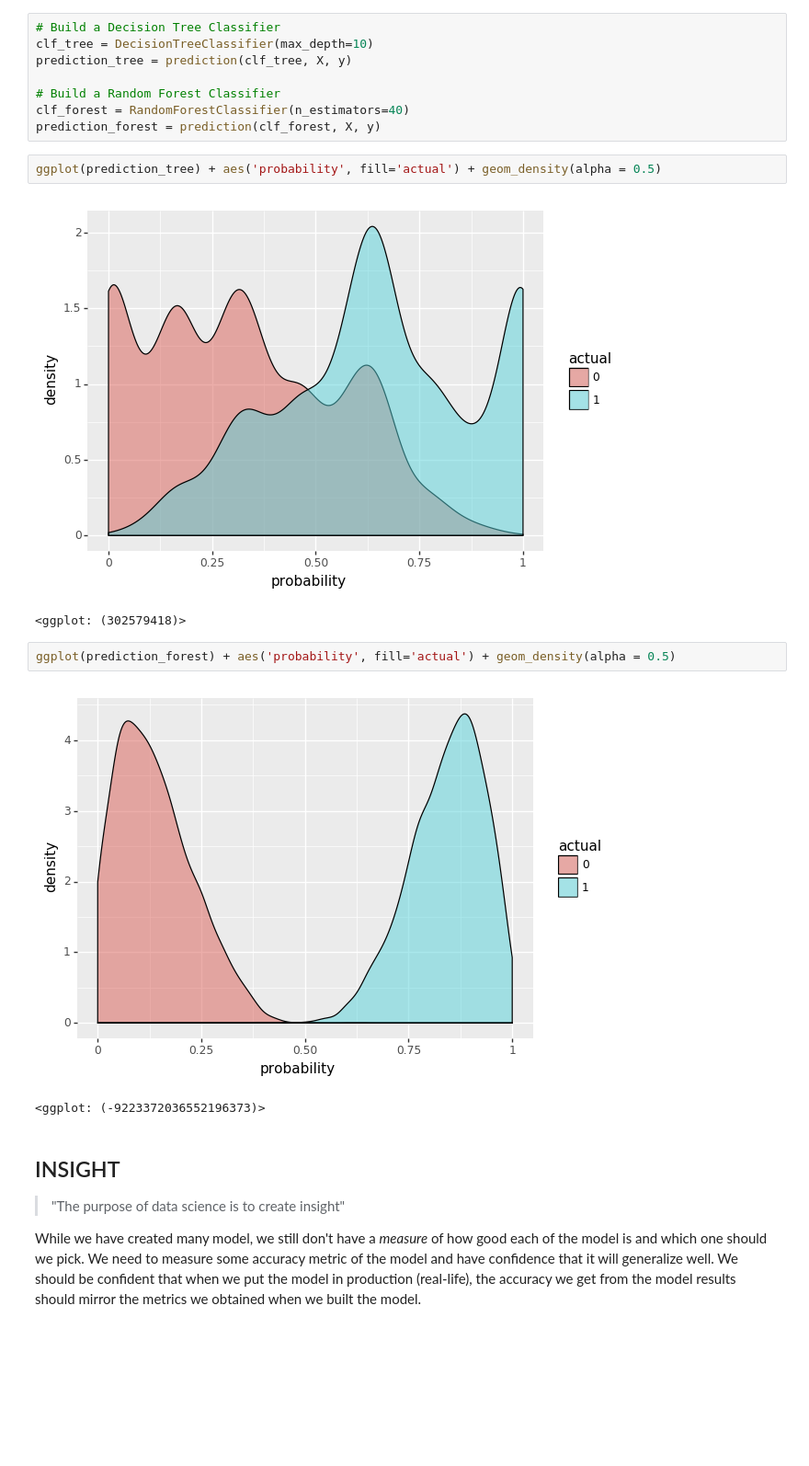
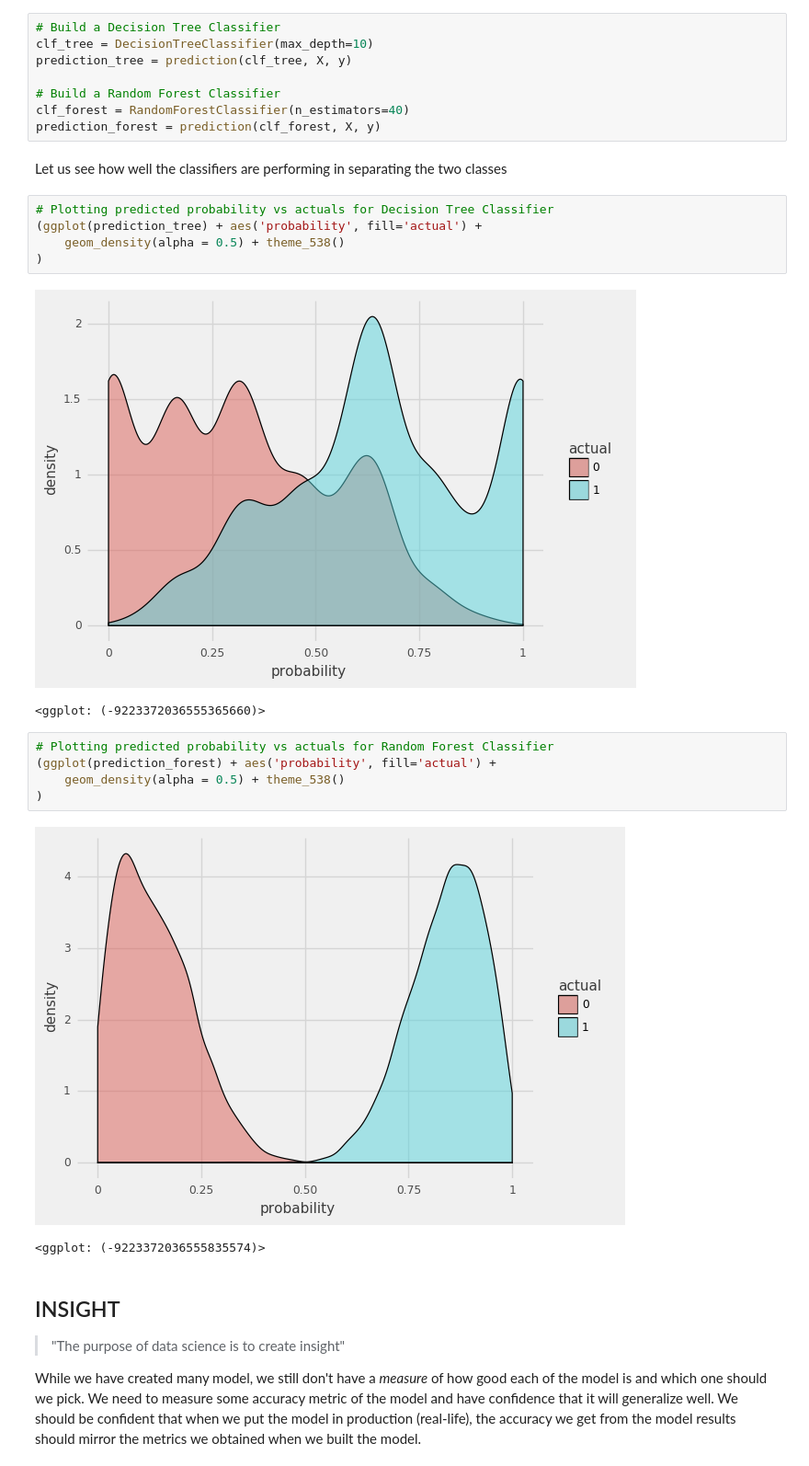
Before and after one commit to amitkaps/datascience, a Jupyter notebook: notebook.ipynb, the cells around one changed output. Shown at 92% size. Drawn from its saved outputs; the diff is of its cells as text; blank space fills up the shorter version.

```diff
--- a/notebook.ipynb
+++ b/notebook.ipynb
@@ -291,16 +278,24 @@ prediction_tree = prediction(clf_tree, X, y)
 # Build a Random Forest Classifier
 clf_forest = RandomForestClassifier(n_estimators=40)
 prediction_forest = prediction(clf_forest, X, y)
+# %% [markdown]
+Let us see how well the classifiers are performing in separating the two classes
 # %%
-ggplot(prediction_tree) + aes('probability', fill='actual') + geom_density(alpha = 0.5)
+# Plotting predicted probability vs actuals for Decision Tree Classifier
+(ggplot(prediction_tree) + aes('probability', fill='actual') +
+    geom_density(alpha = 0.5) + theme_538()
+)
 # %% [output]
-[figure, old version]
+[figure, new version]
-<ggplot: (302579418)>
+<ggplot: (-9223372036555365660)>
 # %%
-ggplot(prediction_forest) + aes('probability', fill='actual') + geom_density(alpha = 0.5)
+# Plotting predicted probability vs actuals for Random Forest Classifier
+(ggplot(prediction_forest) + aes('probability', fill='actual') +
+    geom_density(alpha = 0.5) + theme_538()
+)
 # %% [output]
-[figure, old version]
+[figure, new version]
-<ggplot: (-9223372036552196373)>
+<ggplot: (-9223372036555835574)>
 # %% [markdown]
 ## INSIGHT
 
```
Also changed, not shown: parts of 23 cells of this notebook, 11 other files.
